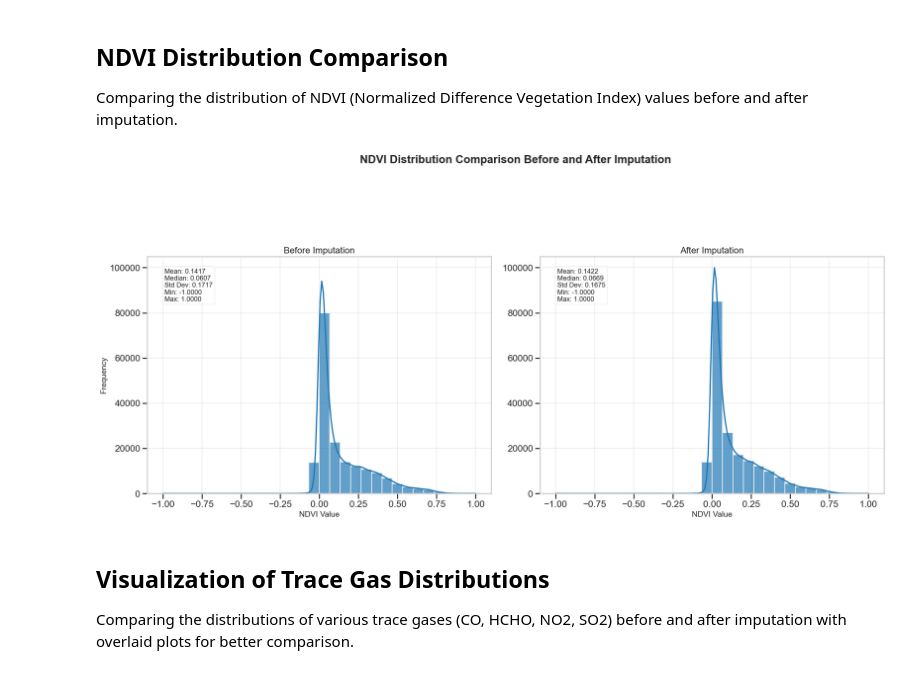
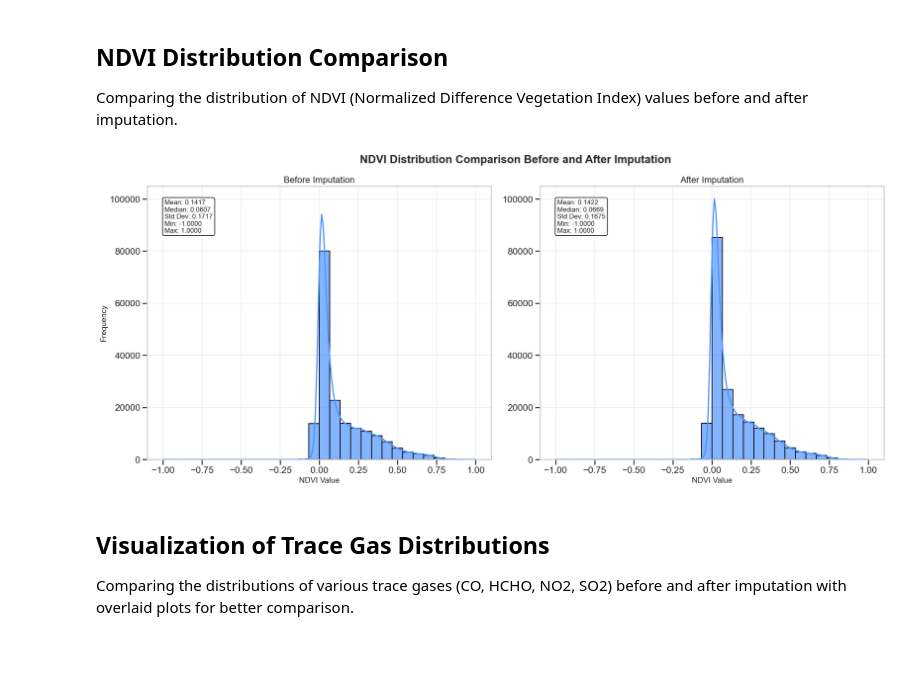
Before and after one commit to thebeo2004/INT3041E_AI_PM2.5-Concentration-Estimation, a Jupyter notebook: visualization/imputation visualization.ipynb, the cells around one changed output. Saved outputs shown, nothing was run; the diff lists cells and outputs as text; code cells hidden in the pictures.

Commit message:
feat: more beautiful visualization for comparison between before and after imputation

```diff
--- a/visualization/imputation visualization.ipynb
+++ b/visualization/imputation visualization.ipynb
@@ -70,25 +70,26 @@ import matplotlib.gridspec as gridspec
 # Set the style for more aesthetically pleasing visualizations
 plt.style.use('seaborn-v0_8-whitegrid')
 sns.set_context("talk")
-sns.set_palette("viridis")
+# Using a more vibrant but still harmonious color palette
+sns.set_palette("bright")
 
-# Define custom colors for different variables
+# Define custom colors for different variables - using more vibrant but still balanced colors
 color_palette = {
-    'NDVI': '#1f77b4',  # Blue
-    'CLOUD': '#ff7f0e',  # Orange
-    'O3': '#2ca02c',     # Green
-    'AAI': '#d62728',    # Red
-    'CO': '#9467bd',     # Purple
-    'HCHO': '#8c564b',   # Brown
-    'NO2': '#e377c2',    # Pink
-    'SO2': '#7f7f7f'     # Gray
+    'NDVI': '#4d94ff',    # Stronger blue
+    'CLOUD': '#ffa64d',   # Stronger orange
+    'O3': '#66cc66',      # Stronger green
+    'AAI': '#ff8080',     # Stronger red
+    'CO': '#b366ff',      # Stronger purple
+    'HCHO': '#cc9966',    # Stronger brown
+    'NO2': '#ff99cc',     # Stronger pink
+    'SO2': '#cc5500'      # Đổi từ xám sang màu nâu đỏ (burnt orange) đậm hơn
 }
 # %% [markdown]
 ## NDVI Distribution Comparison
 
 Comparing the distribution of NDVI (Normalized Difference Vegetation Index) values before and after imputation.
 # %%
-def plot_distribution_comparison(before_df, after_df, column, title_prefix="", bins=30):
+def plot_distribution_comparison(before_df, after_df, column, title_prefix="", bins=30, title_height=0.88):
     # Drop NaN values for analysis
     before_values = before_df[column].dropna()
     after_values = after_df[column].dropna()
@@ -112,11 +113,14 @@ def plot_distribution_comparison(before_df, after_df, column, title_prefix="", b
 
     # Create figure with GridSpec for better layout control
     fig = plt.figure(figsize=(20, 10))
-    gs = gridspec.GridSpec(2, 2, width_ratios=[1, 1], height_ratios=[1, 5])
+    # Reduced height for title area (0.2 instead of 0.3)
+    gs = gridspec.GridSpec(2, 2, width_ratios=[1, 1], height_ratios=[0.2, 5])
 
-    # Create title for the entire figure
+    # Create title for the entire figure with adjusted position
     ax_title = fig.add_subplot(gs[0, :])
-    ax_title.set_title(f"{title_prefix}{column} Distribution Comparison Before and After Imputation", fontsize=20, fontweight='bold')
+    # Lowered y position to bring title closer to plots
+    ax_title.set_title(f"{title_prefix}{column} Distribution Comparison Before and After Imputation",
+                      fontsize=20, fontweight='bold', y=0.5)
     ax_title.axis('off')
 
     # Create subplot for the before distribution
@@ -136,7 +140,9 @@ def plot_distribution_comparison(before_df, after_df, column, title_prefix="", b
 
     # Create subplot for the after distribution
     ax2 = fig.add_subplot(gs[1, 1], sharey=ax1)
+    # Use same color but with a slightly different hue for the after plot
     after_color = color_palette.get(column, 'green')
+    # Adjust opacity to make colors more uniform
     sns.histplot(after_values, bins=bins, kde=True, ax=ax2, color=after_color, alpha=0.7)
     ax2.set_title(f"After Imputation", fontsize=16)
     ax2.set_xlabel(f"{column} Value", fontsize=14)
@@ -149,15 +155,16 @@ def plot_distribution_comparison(before_df, after_df, column, title_prefix="", b
             verticalalignment='top', bbox=props)
 
     plt.tight_layout()
-    plt.subplots_adjust(top=0.9, hspace=0.3)
+    # Lower top margin to bring title closer to the plots
+    plt.subplots_adjust(top=title_height, hspace=0.1)
     plt.show()
 
     return fig
 # %%
-# Visualize NDVI distribution before and after imputation
-ndvi_fig = plot_distribution_comparison(ndvi_df, imputed_ndvi_df, 'NDVI')
+# Visualize NDVI distribution before and after imputation with lower title position
+ndvi_fig = plot_distribution_comparison(ndvi_df, imputed_ndvi_df, 'NDVI', title_height=0.83)
 # %% [output]
-[figure, old version]
+[figure, new version]
 # %% [markdown]
 ## Visualization of Trace Gas Distributions
 
```
Also changed, not shown: parts of 6 cells of this notebook.
